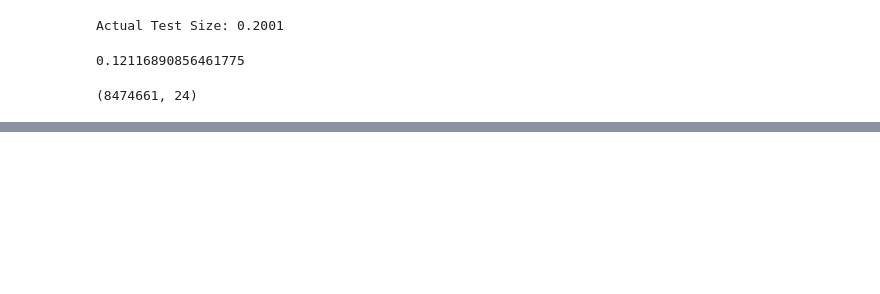
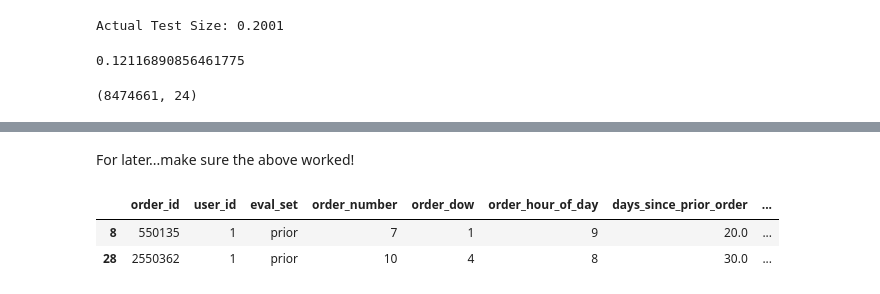
Before and after one commit to edubu2/metis-project3, a Jupyter notebook: code/feature_engineering_3.ipynb, the cells around one changed output, grey strips where cells are left out. Cells and saved outputs as stored; diff of their text form; code cells hidden in the pictures; blank space fills up the shorter version.

```diff
--- a/code/feature_engineering_3.ipynb
+++ b/code/feature_engineering_3.ipynb
@@ -217,0 +223,9 @@ For later...make sure the above worked!
+# %% [markdown]
+For later...make sure the above worked!
+# %%
+mask = (last_five.user_id == 1) & (last_five.product_id == 13032)
+last_five[mask].head(30)
+# %% [output]
+|  | order_id | user_id | eval_set | order_number | order_dow | order_hour_of_day | days_since_prior_order | ... |
+| 8 | 550135 | 1 | prior | 7 | 1 | 9 | 20.0 | ... |
+| 28 | 2550362 | 1 | prior | 10 | 4 | 8 | 30.0 | ... |
```
Also changed, not shown: parts of 13 cells of this notebook.
